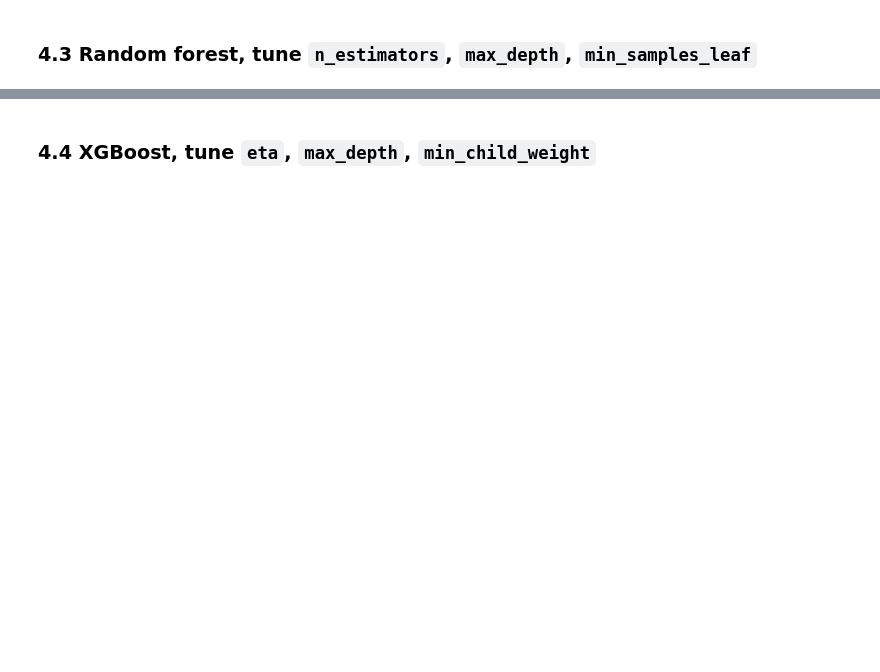
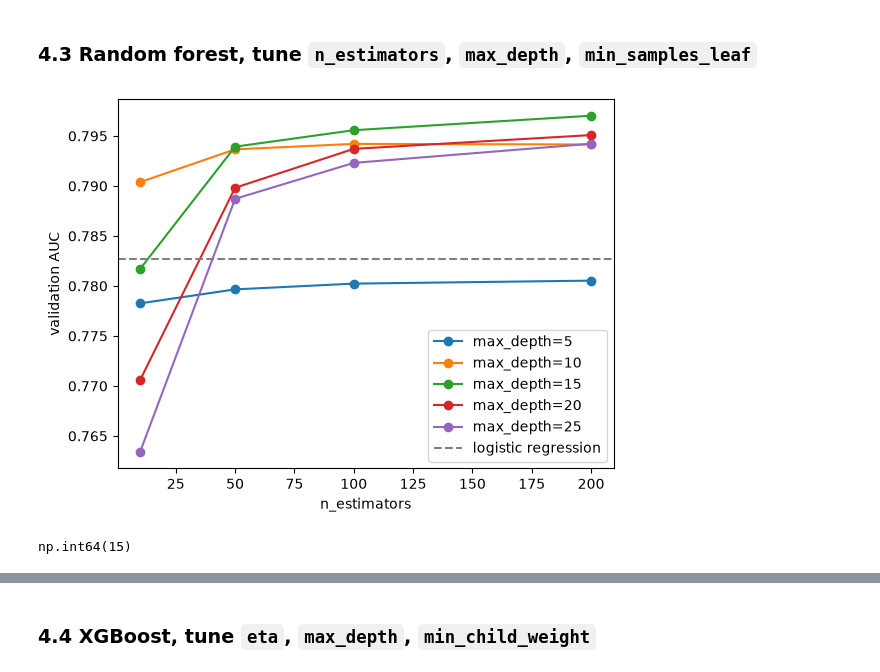
Before and after one commit to HighFlip/lichess-flag-prediction, a Jupyter notebook: notebook.ipynb, the cells around one changed output, grey strips where cells are left out. Drawn from its saved outputs; the diff is of its cells as text; code cells hidden in the pictures; blank space fills up the shorter version.

```diff
--- a/notebook.ipynb
+++ b/notebook.ipynb
@@ -443,2 +487,29 @@ Metric: ROC AUC on validation.
 # %% [markdown]
 ### 4.3 Random forest, tune `n_estimators`, `max_depth`, `min_samples_leaf`
+# %%
+from sklearn.ensemble import RandomForestClassifier
+
+def plot_baseline():
+    plt.axhline(auc_lr, color="grey", linestyle="--", label="logistic regression")
+
+scores_rf = []
+for depth in [5, 10, 15, 20, 25]:
+    for n in [10, 50, 100, 200]:
+        rf = RandomForestClassifier(n_estimators=n, max_depth=depth, random_state=1, n_jobs=-1)
+        rf.fit(X_train, y_train)
+        scores_rf.append((depth, n, roc_auc_score(y_val, rf.predict_proba(X_val)[:, 1])))
+
+df_scores_rf = pd.DataFrame(scores_rf, columns=["max_depth", "n_estimators", "auc"])
+for depth, group in df_scores_rf.groupby("max_depth"):
+    plt.plot(group.n_estimators, group.auc, marker="o", label=f"max_depth={depth}")
+plot_baseline()
+plt.xlabel("n_estimators")
+plt.ylabel("validation AUC")
+plt.legend()
+plt.show()
+
+best_depth_rf = df_scores_rf.loc[df_scores_rf.auc.idxmax(), "max_depth"]
+best_depth_rf
+# %% [output]
+[figure, added]
+np.int64(15)
```
Also changed, not shown: parts of 43 cells of this notebook.
